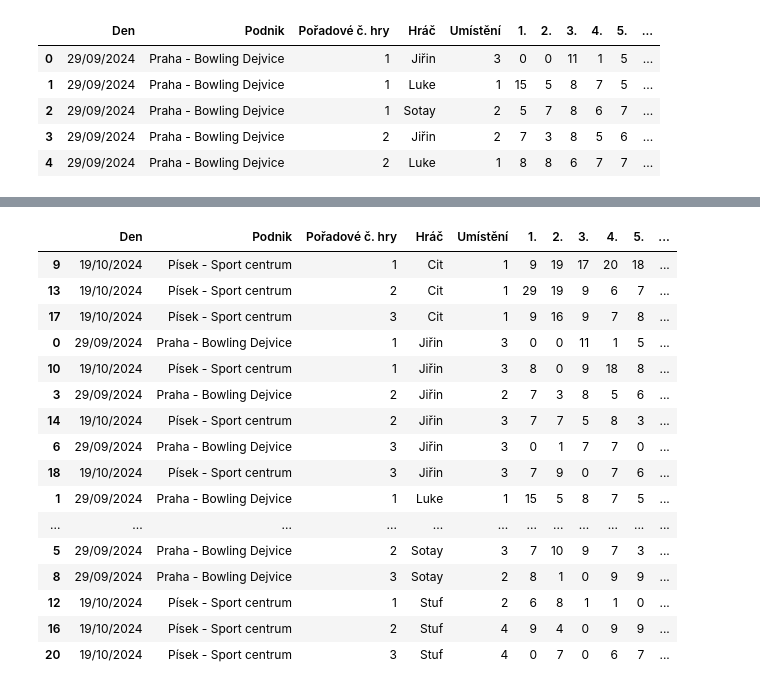
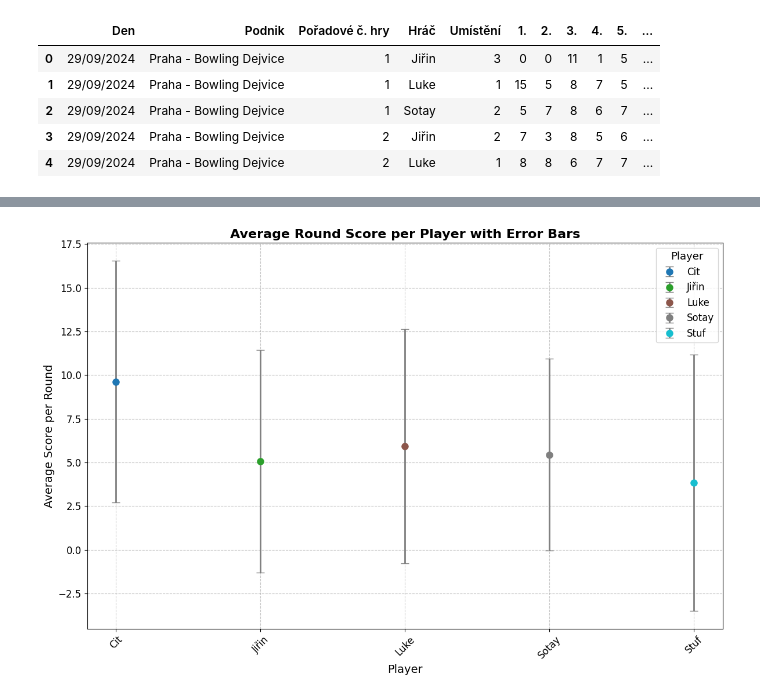
Before and after one commit to Zlabekma/Data, a Jupyter notebook: bowling_stats.ipynb, the cells around one changed output, grey strips where cells are left out. Drawn from its saved outputs; the diff is of its cells as text; code cells hidden in the pictures.

```diff
--- a/bowling_stats.ipynb
+++ b/bowling_stats.ipynb
@@ -279,20 +279,43 @@ plt.show()
-# %%
-df
-# %% [output]
-|  | Den | Podnik | Pořadové č. hry | Hráč | Umístění | 1. | 2. | 3. | 4. | 5. | ... |
-| 9 | 19/10/2024 | Písek - Sport centrum | 1 | Cit | 1 | 9 | 19 | 17 | 20 | 18 | ... |
-| 13 | 19/10/2024 | Písek - Sport centrum | 2 | Cit | 1 | 29 | 19 | 9 | 6 | 7 | ... |
-| 17 | 19/10/2024 | Písek - Sport centrum | 3 | Cit | 1 | 9 | 16 | 9 | 7 | 8 | ... |
-| 0 | 29/09/2024 | Praha - Bowling Dejvice | 1 | Jiřin | 3 | 0 | 0 | 11 | 1 | 5 | ... |
-| 10 | 19/10/2024 | Písek - Sport centrum | 1 | Jiřin | 3 | 8 | 0 | 9 | 18 | 8 | ... |
-| 3 | 29/09/2024 | Praha - Bowling Dejvice | 2 | Jiřin | 2 | 7 | 3 | 8 | 5 | 6 | ... |
-| 14 | 19/10/2024 | Písek - Sport centrum | 2 | Jiřin | 3 | 7 | 7 | 5 | 8 | 3 | ... |
-| 6 | 29/09/2024 | Praha - Bowling Dejvice | 3 | Jiřin | 3 | 0 | 1 | 7 | 7 | 0 | ... |
-| 18 | 19/10/2024 | Písek - Sport centrum | 3 | Jiřin | 3 | 7 | 9 | 0 | 7 | 6 | ... |
-| 1 | 29/09/2024 | Praha - Bowling Dejvice | 1 | Luke | 1 | 15 | 5 | 8 | 7 | 5 | ... |
-| ... | ... | ... | ... | ... | ... | ... | ... | ... | ... | ... | ... |
-| 5 | 29/09/2024 | Praha - Bowling Dejvice | 2 | Sotay | 3 | 7 | 10 | 9 | 7 | 3 | ... |
-| 8 | 29/09/2024 | Praha - Bowling Dejvice | 3 | Sotay | 2 | 8 | 1 | 0 | 9 | 9 | ... |
-| 12 | 19/10/2024 | Písek - Sport centrum | 1 | Stuf | 2 | 6 | 8 | 1 | 1 | 0 | ... |
-| 16 | 19/10/2024 | Písek - Sport centrum | 2 | Stuf | 4 | 9 | 4 | 0 | 9 | 9 | ... |
-| 20 | 19/10/2024 | Písek - Sport centrum | 3 | Stuf | 4 | 0 | 7 | 0 | 6 | 7 | ... |
+# %%
+# Columns corresponding to individual round scores
+round_columns = [str(i) + '.' for i in range(1, 11)]  # Assuming '1.', '2.', ..., '10.' represent the rounds
+
+# Calculate the average and standard deviation of the round scores per player
+df_avg_rounds = df.groupby('Hráč')[round_columns].agg(['mean', 'std']).reset_index()
+df_avg_rounds.columns = ['Hráč'] + [f'Round_{i}_mean' for i in range(1, 11)] + [f'Round_{i}_std' for i in range(1, 11)]
+
+# Calculate the overall average and standard deviation across all rounds for each player
+df_avg_rounds['Mean_Round_Score'] = df_avg_rounds[[f'Round_{i}_mean' for i in range(1, 11)]].mean(axis=1)
+df_avg_rounds['Std_Round_Score'] = df_avg_rounds[[f'Round_{i}_std' for i in range(1, 11)]].mean(axis=1)
+
+# Set up the plot
+plt.figure(figsize=(12, 8))
+colors = plt.cm.tab10(np.linspace(0, 1, len(df_avg_rounds)))  # Use a colormap for distinct colors
+
+# Plot with error bars and improved style
+for i, player in enumerate(df_avg_rounds['Hráč']):
+    plt.errorbar(
+        player,
+        df_avg_rounds.loc[i, 'Mean_Round_Score'],
+        yerr=df_avg_rounds.loc[i, 'Std_Round_Score'],
+        fmt='o',
+        capsize=5,
+        color=colors[i],
+        markersize=8,
+        label=player,
+        ecolor='gray',
+        elinewidth=2
+    )
+
+# Customize plot appearance
+plt.xlabel('Player', fontsize=14)
+plt.ylabel('Average Score per Round', fontsize=14)
+plt.title('Average Round Score per Player with Error Bars', fontsize=16, weight='bold')
+plt.xticks(rotation=45, fontsize=12)
+plt.yticks(fontsize=12)
+plt.grid(True, linestyle='--', alpha=0.7)
+plt.legend(title='Player', title_fontsize=13, fontsize=12, loc='upper right')
+plt.tight_layout()
+plt.show()
+# %% [output]
+[figure, added]
```
Also changed, not shown: parts of 10 cells of this notebook.
